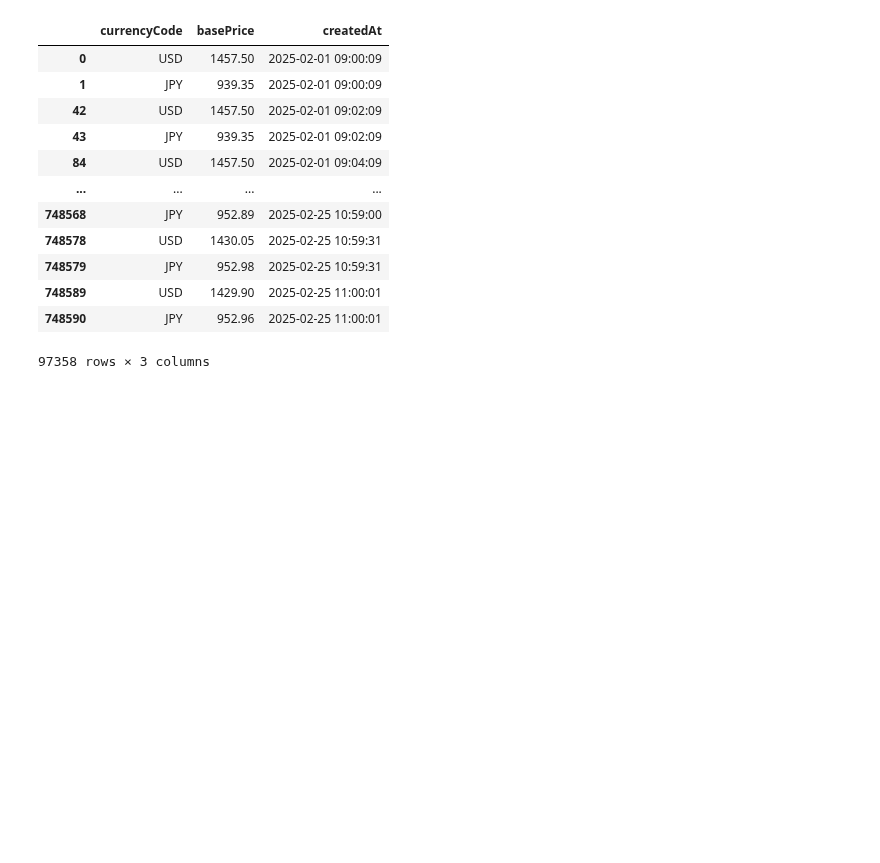
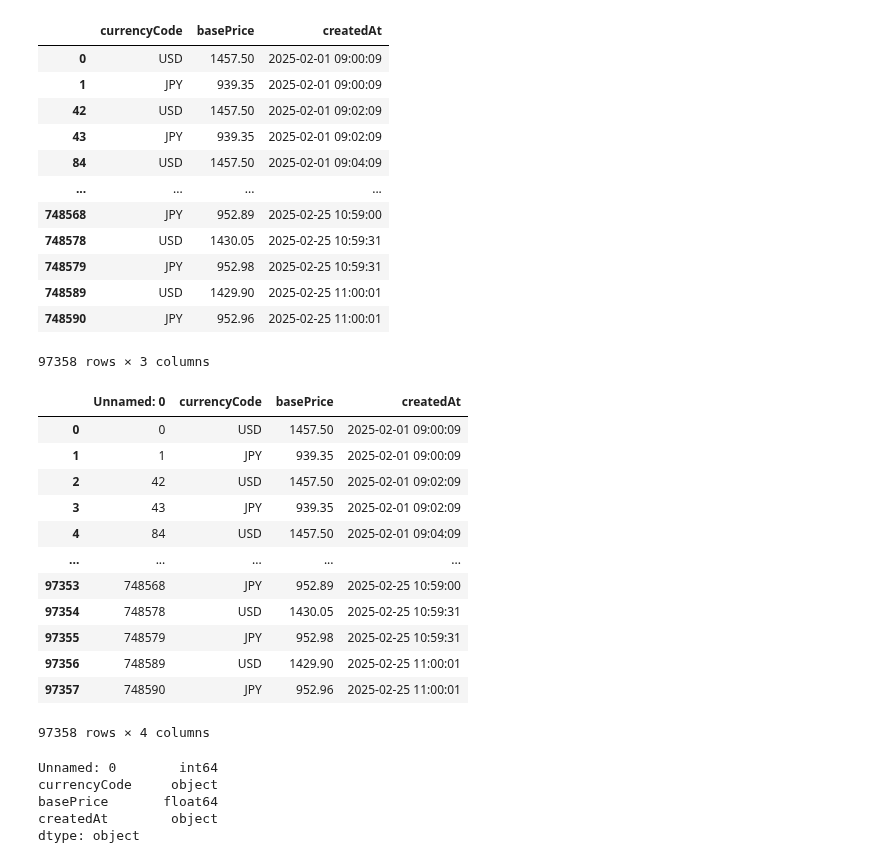
Before and after one commit to PlutoJoshua/profit_analysis, a Jupyter notebook: test.ipynb, the cells around one changed output. Saved outputs shown, nothing was run; the diff lists cells and outputs as text; code cells hidden in the pictures; blank space fills up the shorter version.

```diff
--- a/test.ipynb
+++ b/test.ipynb
@@ -1438,3 +1438,29 @@ final_df_copy
 97358 rows × 3 columns
 # %%
 final_df_copy.to_csv('./final.csv', columns=None)
+# %%
+import pandas as pd
+df = pd.read_csv('./final.csv')
+df
+# %% [output]
+|  | Unnamed: 0 | currencyCode | basePrice | createdAt |
+| 0 | 0 | USD | 1457.50 | 2025-02-01 09:00:09 |
+| 1 | 1 | JPY | 939.35 | 2025-02-01 09:00:09 |
+| 2 | 42 | USD | 1457.50 | 2025-02-01 09:02:09 |
+| 3 | 43 | JPY | 939.35 | 2025-02-01 09:02:09 |
+| 4 | 84 | USD | 1457.50 | 2025-02-01 09:04:09 |
+| ... | ... | ... | ... | ... |
+| 97353 | 748568 | JPY | 952.89 | 2025-02-25 10:59:00 |
+| 97354 | 748578 | USD | 1430.05 | 2025-02-25 10:59:31 |
+| 97355 | 748579 | JPY | 952.98 | 2025-02-25 10:59:31 |
+| 97356 | 748589 | USD | 1429.90 | 2025-02-25 11:00:01 |
+| 97357 | 748590 | JPY | 952.96 | 2025-02-25 11:00:01 |
+97358 rows × 4 columns
+# %%
+df.dtypes
+# %% [output]
+Unnamed: 0        int64
+currencyCode     object
+basePrice       float64
+createdAt        object
+dtype: object
```
Also changed, not shown: 3 other files.
